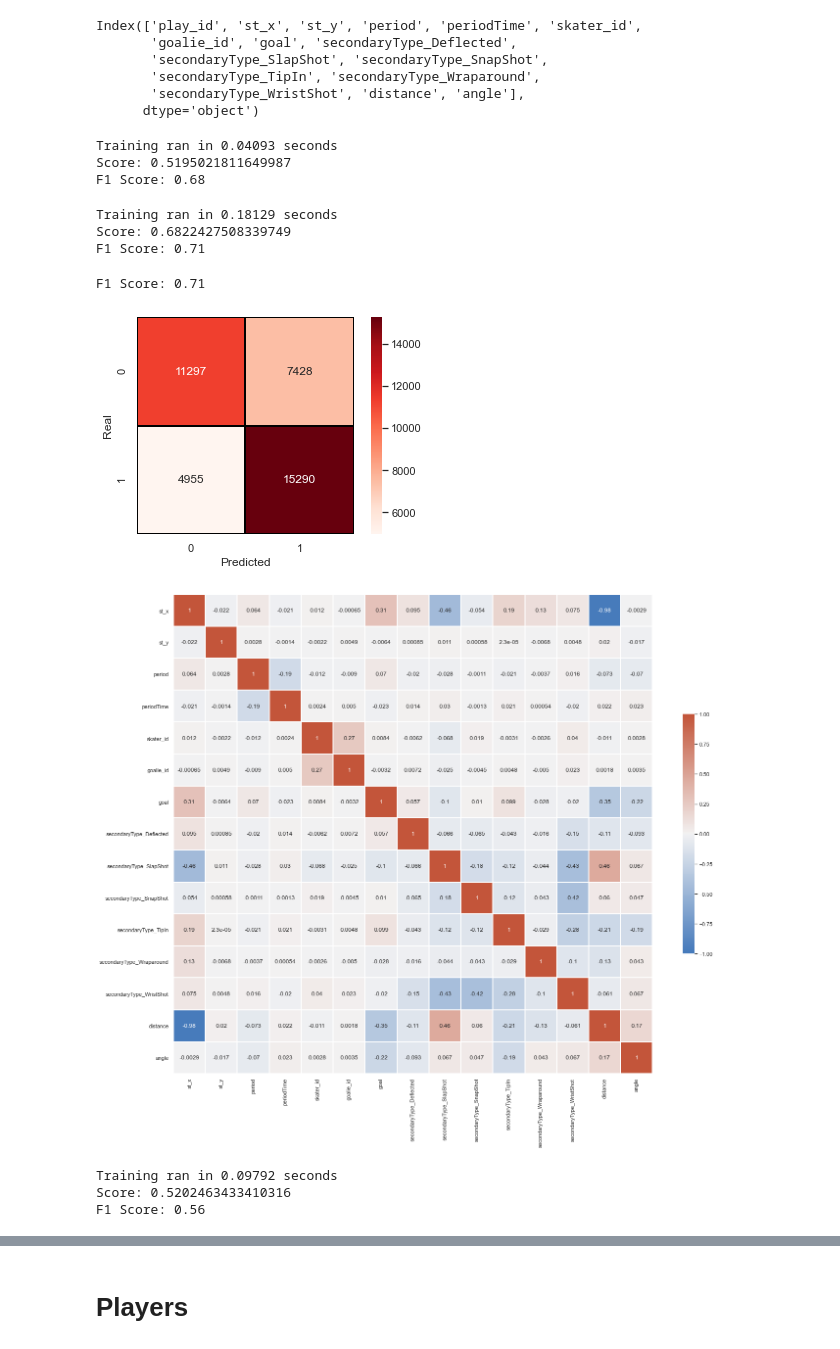
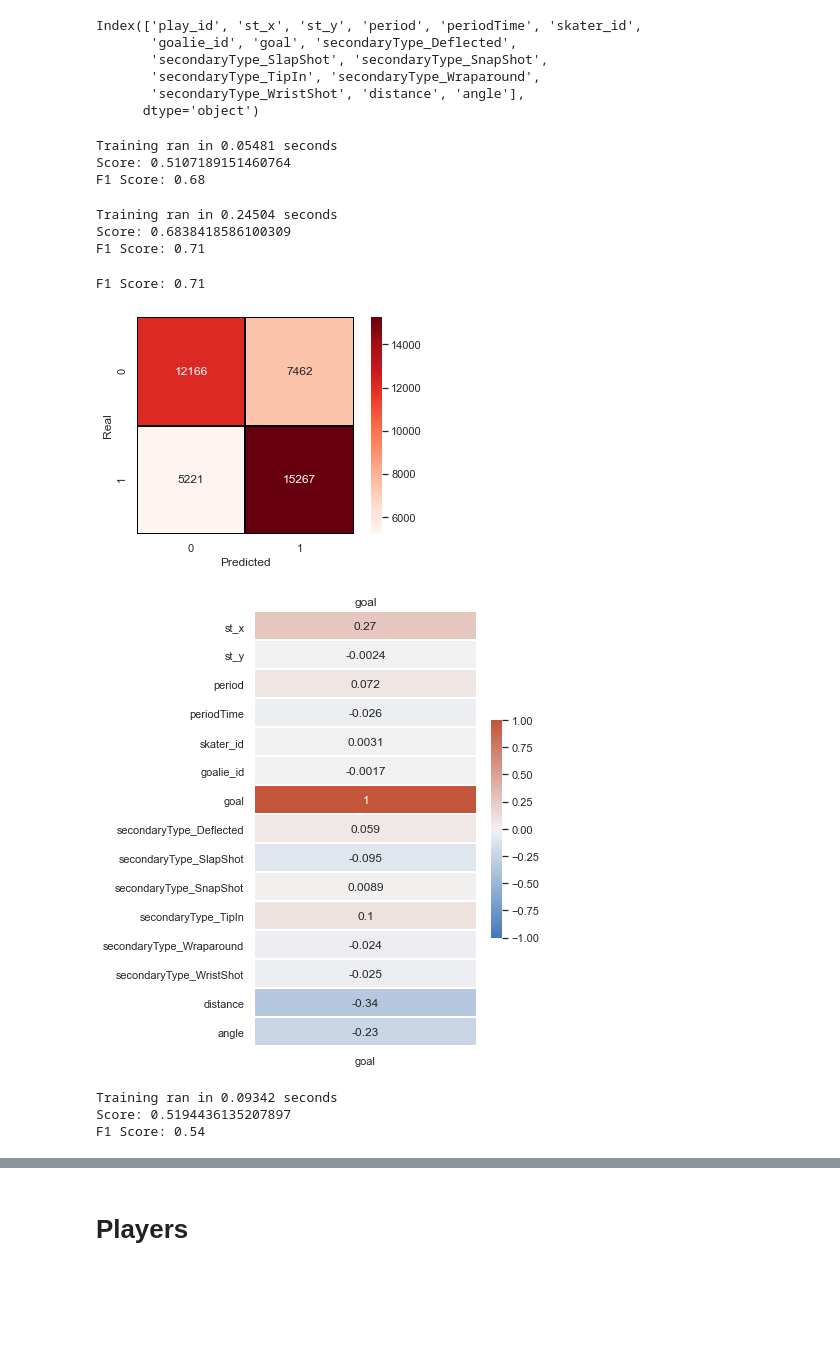
Before and after one commit to rmnng/dsnanocapstone, a Jupyter notebook: 5_nhl_logistic_regression_players.ipynb, the cells around one changed output, grey strips where cells are left out. Drawn from its saved outputs; the diff is of its cells as text; code cells hidden in the pictures; blank space fills up the shorter version.

```diff
--- a/5_nhl_logistic_regression_players.ipynb
+++ b/5_nhl_logistic_regression_players.ipynb
@@ -69,8 +69,8 @@ df = pd.concat([goals, no_goals])
 def dist(df):
     middle_goal_x = 100
     middle_goal_y = 0
-    return math.hypot(middle_goal_x - df.st_x, middle_goal_y - df.st_y)
-#    return math.hypot(middle_goal_x - math.fabs(df.st_x), middle_goal_y - math.fabs(df.st_y))
+#    return math.hypot(middle_goal_x - df.st_x, middle_goal_y - df.st_y)
+    return math.hypot(middle_goal_x - math.fabs(df.st_x), middle_goal_y - math.fabs(df.st_y))
 
 df['distance'] = df.apply(dist, axis=1)
 # %%
@@ -87,5 +87,5 @@ df.angle.hist()
 # %%
-df = df[df.angle<50]
+df = df[df.angle<60]
 # %%
 df.distance.hist()
 # %% [output]
@@ -121,25 +121,25 @@ target = 'goal'
 # function implemented in the utils.py
 model, X_test, y_test  = run_logistic_regression(df, features, target)
 # %% [output]
-Training ran in 0.04093 seconds
-Score: 0.5195021811649987
+Training ran in 0.05481 seconds
+Score: 0.5107189151460764
 F1 Score: 0.68
 # %%
 # function implemented in the utils.py
 model, X_test, y_test = run_lightgbm_classifier(df, features, target)
 # %% [output]
-Training ran in 0.18129 seconds
-Score: 0.6822427508339749
+Training ran in 0.24504 seconds
+Score: 0.6838418586100309
 F1 Score: 0.71
 # %%
 calculate_confusion_matrix(y_test, model.predict(X_test), plot=True);
 # %% [output]
 F1 Score: 0.71
-[figure, old version]
+[figure, new version]
 # %%
-plot_correlation_matrix(df)
+plot_correlation_matrix(df, 'goal')
 # %% [output]
-[figure, old version]
+[figure, new version]
 # %%
 from sklearn.neighbors import KNeighborsClassifier
 from utils import run_model
@@ -147,9 +147,9 @@ from utils import run_model
 knn = KNeighborsClassifier(n_neighbors = 100)
 _ = run_model(knn, df, features, target)
 # %% [output]
-Training ran in 0.09792 seconds
-Score: 0.5202463433410316
-F1 Score: 0.56
+Training ran in 0.09342 seconds
+Score: 0.5194436135207897
+F1 Score: 0.54
 # %%
 features = ['distance']
 
```
Also changed, not shown: parts of 53 cells of this notebook, 1 other file.
